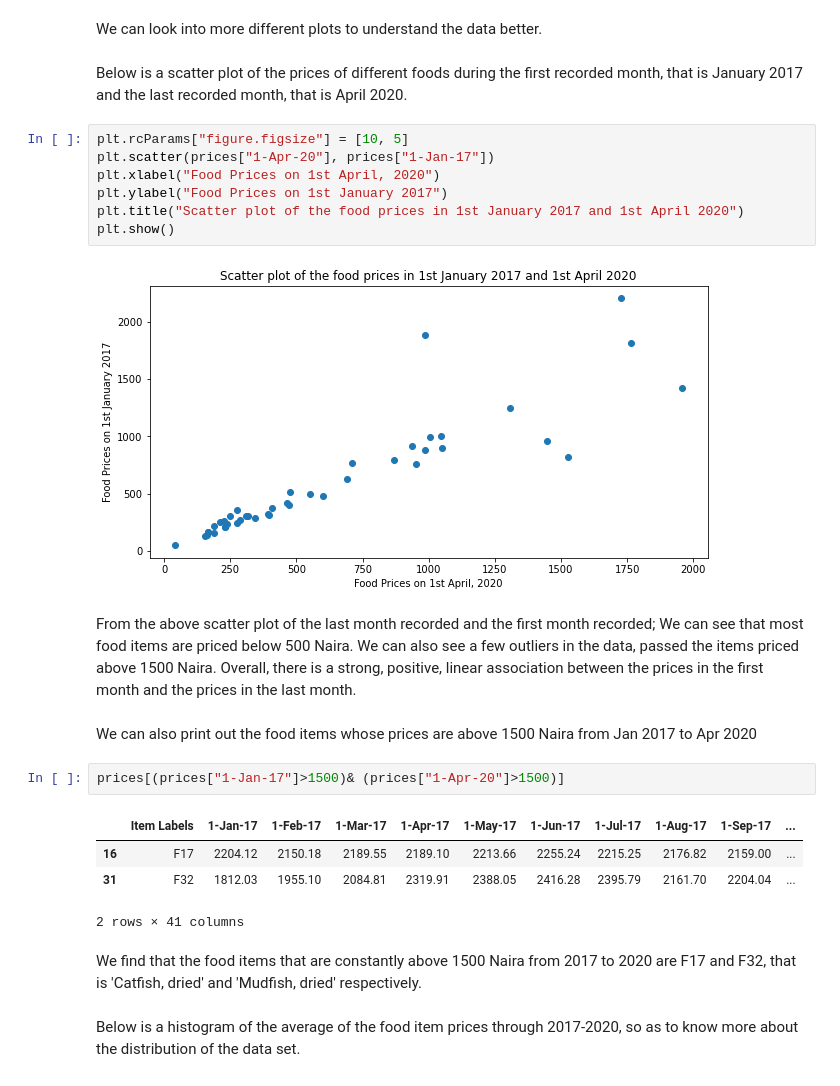
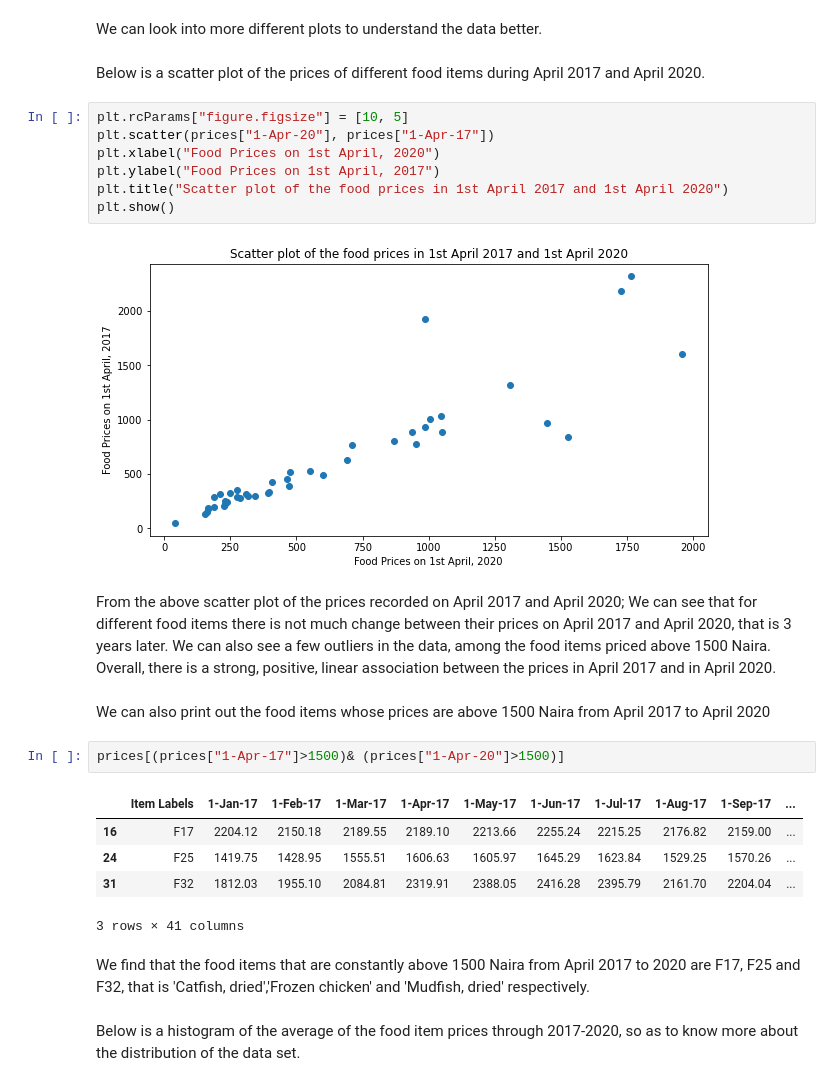
Before and after one commit to Ivynjambi/Jenga-Project, a Jupyter notebook: Analysis of selected food prices in Nigeria.ipynb, the cells around one changed output. Cells and saved outputs as stored; diff of their text form.

```diff
--- a/Analysis of selected food prices in Nigeria.ipynb
+++ b/Analysis of selected food prices in Nigeria.ipynb
@@ -172,32 +171,33 @@ The highest average priced item is item F32 - 'Mudfish, dried' followed right af
 # %% [markdown]
 We can look into more different plots to understand the data better.
 # %% [markdown]
-Below is a scatter plot of the prices of different foods during the first recorded month, that is January 2017 and the last recorded month, that is April 2020.
+Below is a scatter plot of the prices of different food items during April 2017 and April 2020.
 # %%
 plt.rcParams["figure.figsize"] = [10, 5]
-plt.scatter(prices["1-Apr-20"], prices["1-Jan-17"])
+plt.scatter(prices["1-Apr-20"], prices["1-Apr-17"])
 plt.xlabel("Food Prices on 1st April, 2020")
-plt.ylabel("Food Prices on 1st January 2017")
-plt.title("Scatter plot of the food prices in 1st January 2017 and 1st April 2020")
+plt.ylabel("Food Prices on 1st April, 2017")
+plt.title("Scatter plot of the food prices in 1st April 2017 and 1st April 2020")
 plt.show()
 # %% [output]
-[figure, old version]
+[figure, new version]
 # %% [markdown]
-From the above scatter plot of the last month recorded and the first month recorded;
-We can see that most food items are priced below 500 Naira.
-We can also see a few outliers in the data, passed the items priced above 1500 Naira.
-Overall, there is a strong, positive, linear association between the prices in the first month and the prices in the last month.
+From the above scatter plot of the prices recorded on April 2017 and April 2020;
+We can see that for different food items there is not much change between their prices on April 2017 and April 2020, that is 3 years later.
+We can also see a few outliers in the data, among the food items priced above 1500 Naira.
+Overall, there is a strong, positive, linear association between the prices in April 2017 and in April 2020.
 # %% [markdown]
-We can also print out the food items whose prices are above 1500 Naira from Jan 2017 to Apr 2020
+We can also print out the food items whose prices are above 1500 Naira from April 2017 to April 2020
 # %%
-prices[(prices["1-Jan-17"]>1500)& (prices["1-Apr-20"]>1500)]
+prices[(prices["1-Apr-17"]>1500)& (prices["1-Apr-20"]>1500)]
 # %% [output]
 |  | Item Labels | 1-Jan-17 | 1-Feb-17 | 1-Mar-17 | 1-Apr-17 | 1-May-17 | 1-Jun-17 | 1-Jul-17 | 1-Aug-17 | 1-Sep-17 | ... |
 | 16 | F17 | 2204.12 | 2150.18 | 2189.55 | 2189.10 | 2213.66 | 2255.24 | 2215.25 | 2176.82 | 2159.00 | ... |
+| 24 | F25 | 1419.75 | 1428.95 | 1555.51 | 1606.63 | 1605.97 | 1645.29 | 1623.84 | 1529.25 | 1570.26 | ... |
 | 31 | F32 | 1812.03 | 1955.10 | 2084.81 | 2319.91 | 2388.05 | 2416.28 | 2395.79 | 2161.70 | 2204.04 | ... |
-2 rows × 41 columns
+3 rows × 41 columns
 # %% [markdown]
-We find that the food items that are constantly above 1500 Naira from 2017 to 2020 are F17 and F32, that is 'Catfish, dried' and 'Mudfish, dried' respectively.
+We find that the food items that are constantly above 1500 Naira from April 2017 to 2020 are F17, F25 and F32, that is 'Catfish, dried','Frozen chicken' and 'Mudfish, dried' respectively.
 # %% [markdown]
 Below is a histogram of the average of the food item prices through 2017-2020, so as to know more about the distribution of the data set.
 # %%
```
Also changed, not shown: parts of 6 cells of this notebook, 1 other file.
